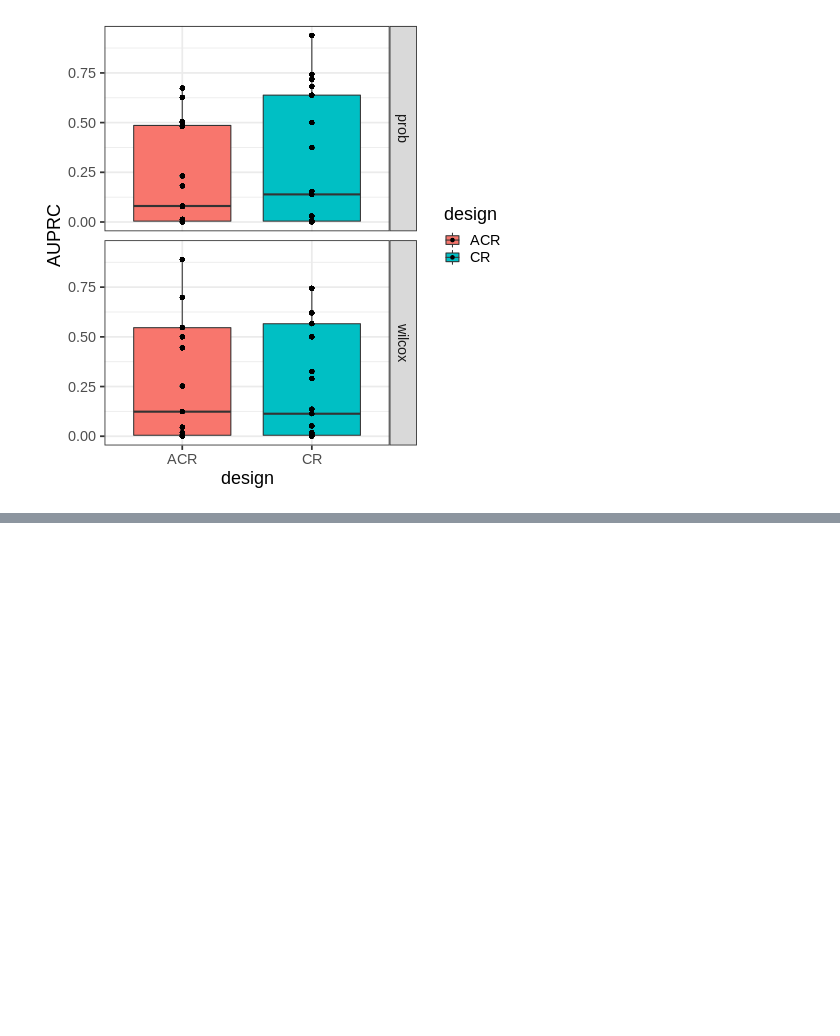
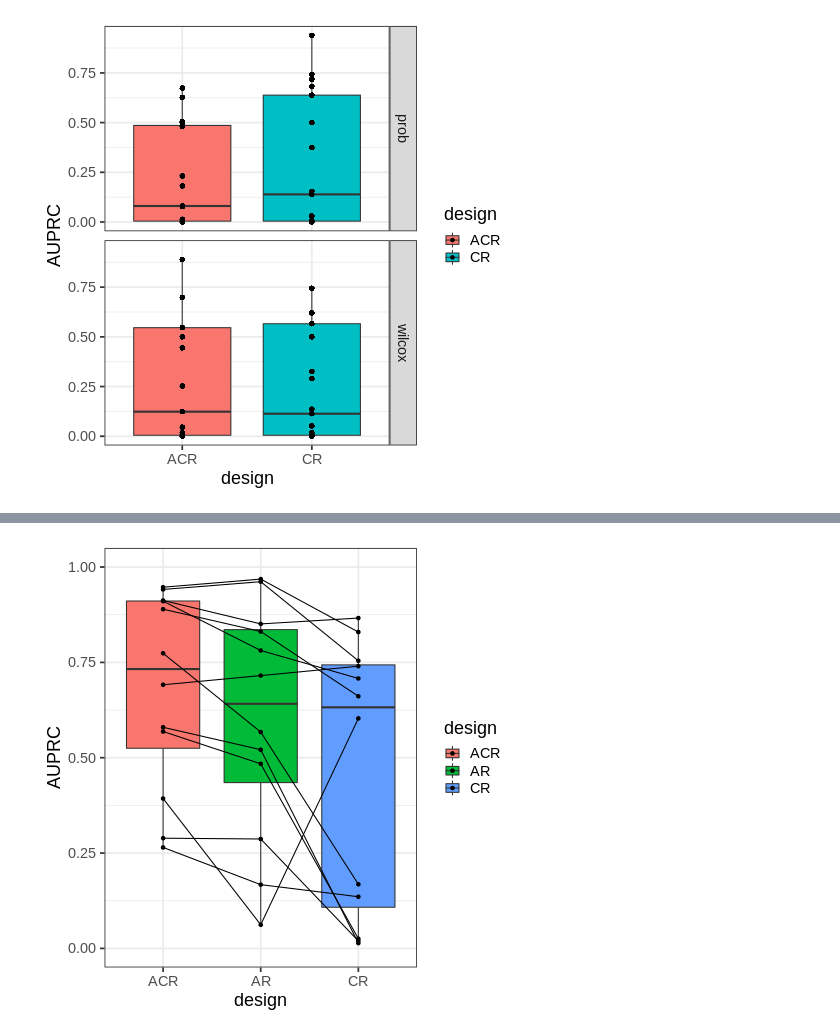
Before and after one commit to MarioniLab/oor_design_reproducibility, a Jupyter notebook: src/2_simulation_design/DA_methods.ipynb, the cells around one changed output, grey strips where cells are left out. Saved outputs shown, nothing was run; the diff lists cells and outputs as text; code cells hidden in the pictures; blank space fills up the shorter version.

```diff
--- a/src/2_simulation_design/DA_methods.ipynb
+++ b/src/2_simulation_design/DA_methods.ipynb
@@ -614,0 +964,7 @@ theme(strip.text.x=element_text(angle=90))
+# %%
+auprc_res_df_all = pd.DataFrame()
+for d in os.listdir(outdir):
+    if  not d.endswith('.h5ad') and not d.endswith('.pkl') and d.startswith('qPBMC'):
+        print(f'Reading {d}')
+        auprc_res_df = pd.read_csv(outdir + d + '/AUPRC_res.csv', index_col = 0)
+        auprc_res_df_all = pd.concat([auprc_res_df_all, auprc_res_df])
@@ -614,0 +988,15 @@ theme(strip.text.x=element_text(angle=90))
+# %%
+auprc_res_df_all = auprc_res_df_all[['AUPRC', 'design', 'OOR_state_name']].drop_duplicates()
+# %%
+%%R -i auprc_res_df_all
+auprc_res_df_all %>%
+filter(!OOR_state_name %in% c('neutrophil', 'plasmablast', 'erythrocyte', 'plasmacytoid_dendritic_cell')) %>%
+ggplot(aes(design, AUPRC, fill=design)) +
+geom_boxplot() +
+geom_point() +
+geom_line(aes(group=OOR_state_name)) +
+theme_bw(base_size=18) +
+ylim(0,1) +
+theme(strip.text.x=element_text(angle=90))
+# %% [output]
+[figure, added]
```
Also changed, not shown: parts of 20 cells of this notebook, 8 other files.
